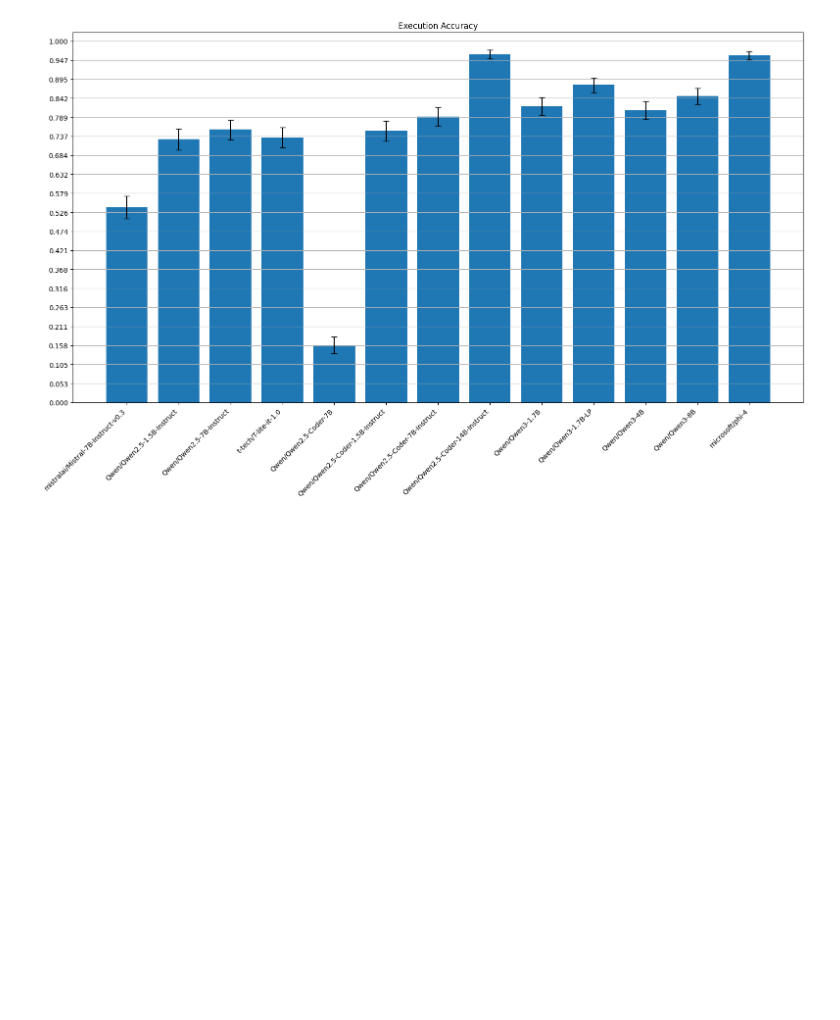
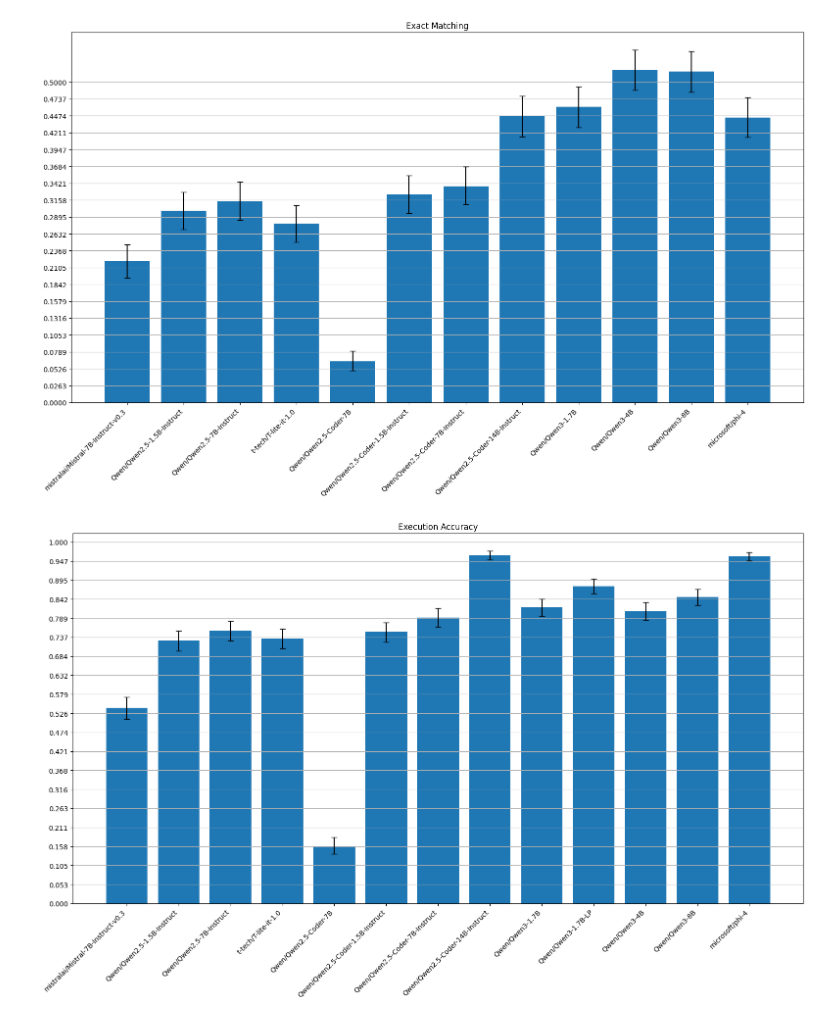
Before and after one commit to kavlab/text-to-1c, a Jupyter notebook: evaluate/compare.ipynb, the cells around one changed output. Saved outputs shown, nothing was run; the diff lists cells and outputs as text; code cells hidden in the pictures; blank space fills up the shorter version.

```diff
--- a/evaluate/compare.ipynb
+++ b/evaluate/compare.ipynb
@@ -153,3 +164,7 @@ def plot_metric_hist(plot_df, metric, title):
+# %%
+plot_metric_hist(temp_df, "exact_match", "Exact Matching")
+# %% [output]
+[figure, added]
 # %%
 plot_metric_hist(plot_df, "execution_accuracy", "Execution Accuracy")
 # %% [output]
```
Also changed, not shown: parts of 11 cells of this notebook.
